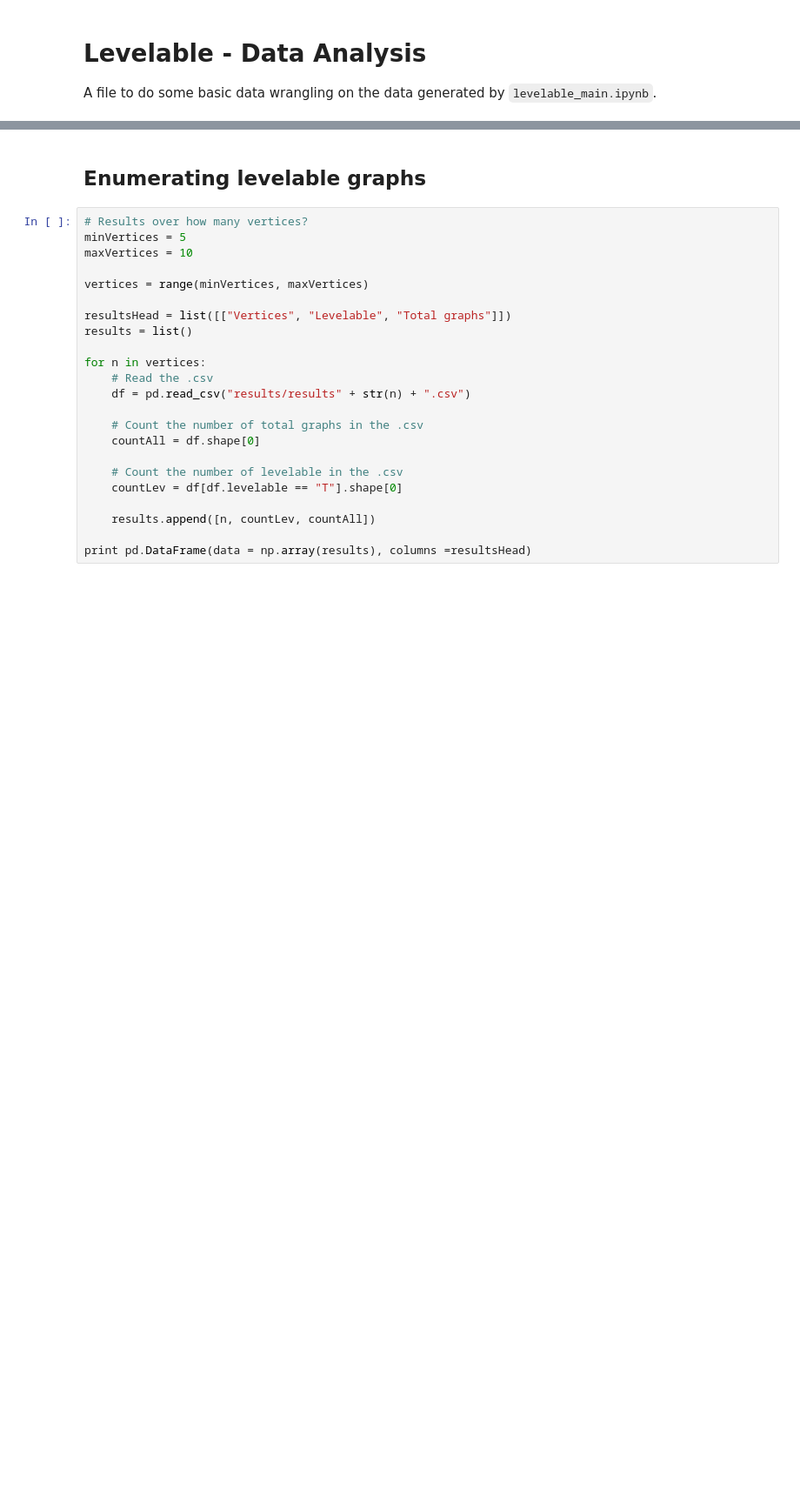
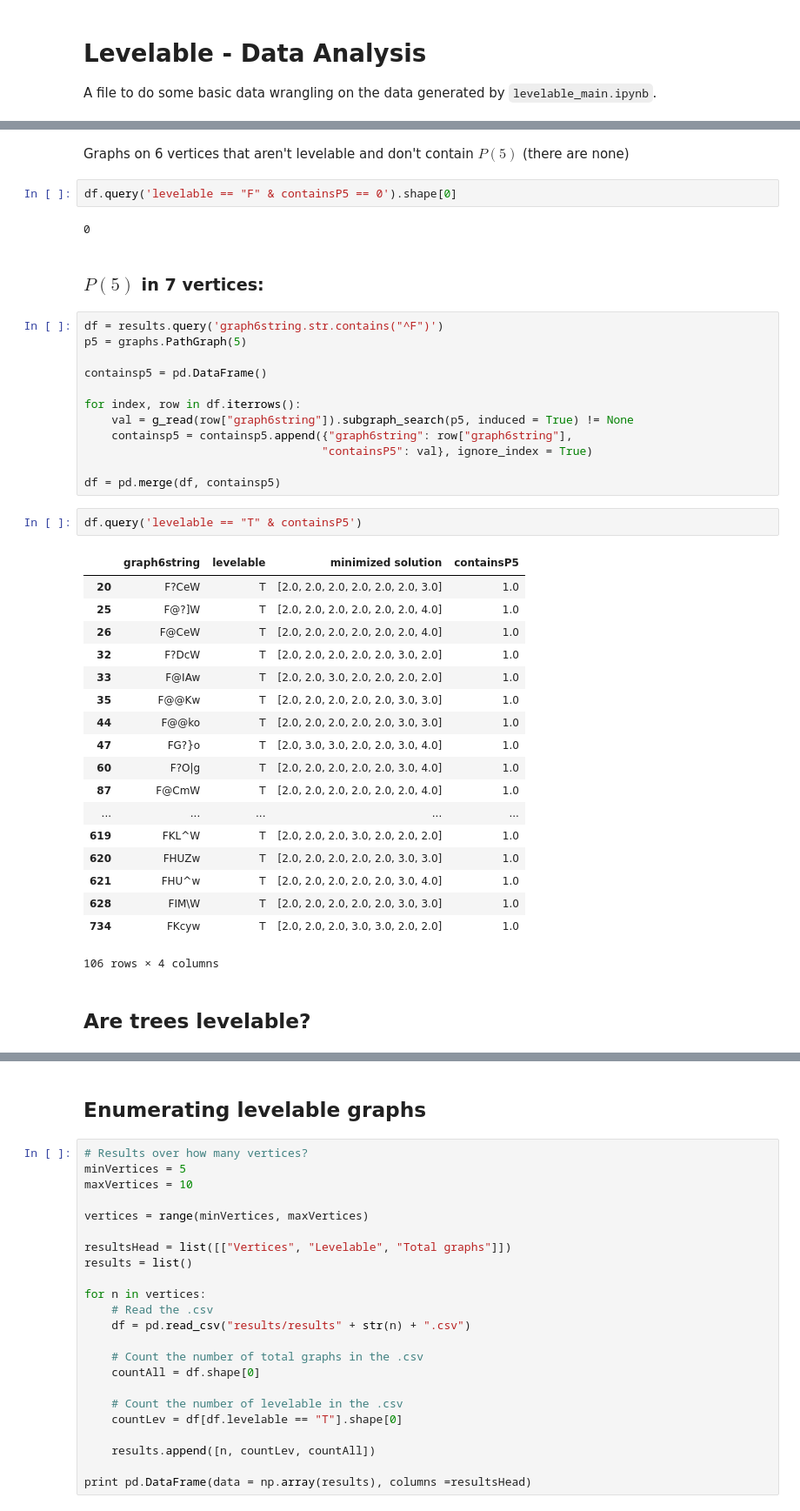
Before and after one commit to michael-chong/levelable, a Jupyter notebook: levelable_analysis.ipynb, the cells around one changed output, grey strips where cells are left out. Shown at 87% size. Cells and saved outputs as stored; diff of their text form; blank space fills up the shorter version.

```diff
--- a/levelable_analysis.ipynb
+++ b/levelable_analysis.ipynb
@@ -45,0 +136,43 @@ results
+# %% [markdown]
+Graphs on 6 vertices that aren't levelable and don't contain $P(5)$ (there are none)
+# %%
+df.query('levelable == "F" & containsP5 == 0').shape[0]
+# %% [output]
+0
+# %% [markdown]
+### $P(5)$ in 7 vertices:
+# %%
+df = results.query('graph6string.str.contains("^F")')
+p5 = graphs.PathGraph(5)
+
+containsp5 = pd.DataFrame()
+
+for index, row in df.iterrows():
+    val = g_read(row["graph6string"]).subgraph_search(p5, induced = True) != None
+    containsp5 = containsp5.append({"graph6string": row["graph6string"],
+                                   "containsP5": val}, ignore_index = True)
+
+df = pd.merge(df, containsp5)
+# %%
+df.query('levelable == "T" & containsP5')
+# %% [output]
+|  | graph6string | levelable | minimized solution | containsP5 |
+| 20 | F?CeW | T | [2.0, 2.0, 2.0, 2.0, 2.0, 2.0, 3.0] | 1.0 |
+| 25 | F@?]W | T | [2.0, 2.0, 2.0, 2.0, 2.0, 2.0, 4.0] | 1.0 |
+| 26 | F@CeW | T | [2.0, 2.0, 2.0, 2.0, 2.0, 2.0, 4.0] | 1.0 |
+| 32 | F?DcW | T | [2.0, 2.0, 2.0, 2.0, 2.0, 3.0, 2.0] | 1.0 |
+| 33 | F@IAw | T | [2.0, 2.0, 3.0, 2.0, 2.0, 2.0, 2.0] | 1.0 |
+| 35 | F@@Kw | T | [2.0, 2.0, 2.0, 2.0, 2.0, 3.0, 3.0] | 1.0 |
+| 44 | F@@ko | T | [2.0, 2.0, 2.0, 2.0, 2.0, 3.0, 3.0] | 1.0 |
+| 47 | FG?}o | T | [2.0, 3.0, 3.0, 2.0, 2.0, 3.0, 4.0] | 1.0 |
+| 60 | F?O|g | T | [2.0, 2.0, 2.0, 2.0, 2.0, 3.0, 4.0] | 1.0 |
+| 87 | F@CmW | T | [2.0, 2.0, 2.0, 2.0, 2.0, 2.0, 4.0] | 1.0 |
+| ... | ... | ... | ... | ... |
+| 619 | FKL^W | T | [2.0, 2.0, 2.0, 3.0, 2.0, 2.0, 2.0] | 1.0 |
+| 620 | FHUZw | T | [2.0, 2.0, 2.0, 2.0, 2.0, 3.0, 3.0] | 1.0 |
+| 621 | FHU^w | T | [2.0, 2.0, 2.0, 2.0, 2.0, 3.0, 4.0] | 1.0 |
+| 628 | FIM\W | T | [2.0, 2.0, 2.0, 2.0, 2.0, 3.0, 3.0] | 1.0 |
+| 734 | FKcyw | T | [2.0, 2.0, 2.0, 3.0, 3.0, 2.0, 2.0] | 1.0 |
+106 rows × 4 columns
+# %% [markdown]
+## Are trees levelable?
```
Also changed, not shown: parts of 24 cells of this notebook.
